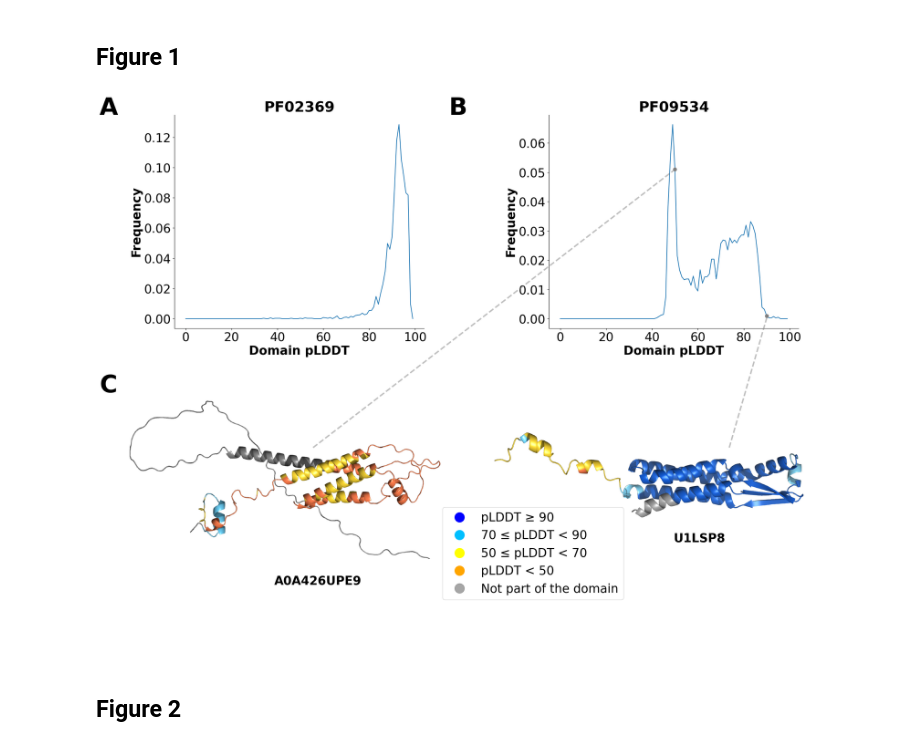
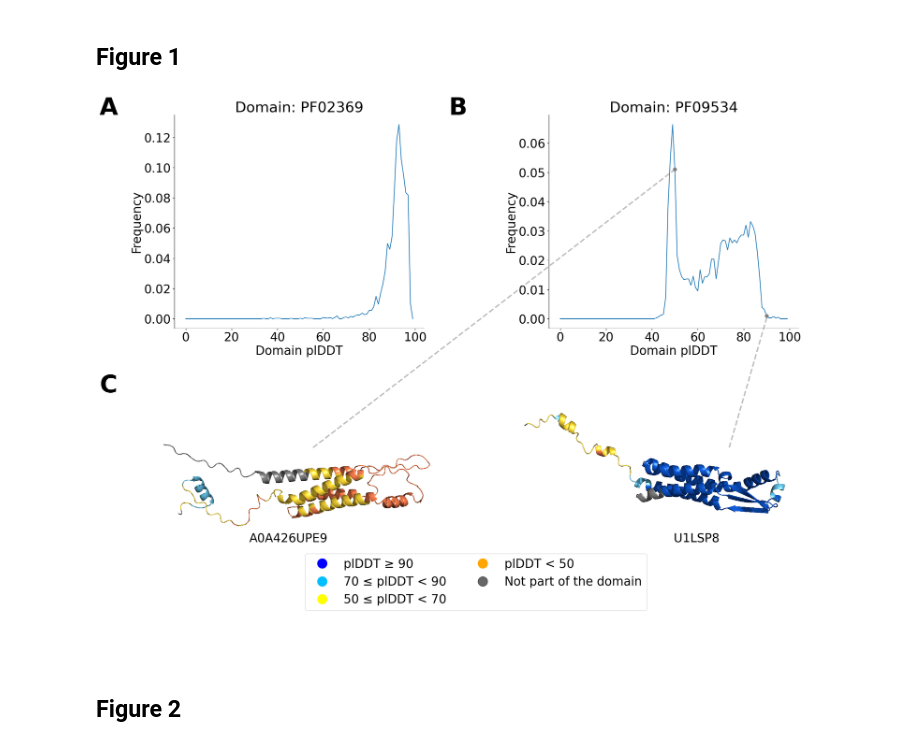
Before and after one commit to FranceCosta/AF2Fix, a Jupyter notebook: generate_figures.ipynb, the cells around one changed output. Cells and saved outputs as stored; diff of their text form; code cells hidden in the pictures.

```diff
--- a/generate_figures.ipynb
+++ b/generate_figures.ipynb
@@ -299,9 +298,9 @@ AF2_df.loc[AF2_df.uniprot_acc.isin(AF2_df[(AF2_df.plddt > 90) & (AF2_df.conditio
 mpl.rcParams['font.size'] = 25
 mpl.rcParams['font.weight'] = 'normal'
 mpl.rcParams['axes.labelsize'] = 25
-mpl.rcParams['axes.labelweight'] = 'bold'
+mpl.rcParams['axes.labelweight'] = 'normal'
 mpl.rcParams['axes.titlesize'] = 30
-mpl.rcParams['axes.titleweight'] = 'bold'
+mpl.rcParams['axes.titleweight'] = 'normal'
 ANNOT_FONT_SIZE = 50 # size of letters that specify images
 # %% [markdown]
 ## Create paper images
@@ -332,8 +331,8 @@ plt.text(-1.8,1.2, "C", weight="bold", fontsize=ANNOT_FONT_SIZE)
 #1
 pfam_id = DOMAIN1
 ax[0,0].plot(dist_df.loc[pfam_id])
-ax[0,0].set_title(pfam_id)
-ax[0,0].set_xlabel('Domain pLDDT')
+ax[0,0].set_title(f"Domain: {pfam_id}")
+ax[0,0].set_xlabel('Domain plDDT')
 ax[0,0].set_ylabel('Frequency')
 ax[0,0].spines['right'].set_visible(False)
 ax[0,0].spines['top'].set_visible(False)
@@ -349,8 +348,8 @@ ax[0,1].plot(dist_df.loc[pfam_id])
 x = [U1LSP8_domain_plddt, A0A426UPE9_domain_plddt]
 y = [dist_df.loc[pfam_id][U1LSP8_domain_plddt], dist_df.loc[pfam_id][A0A426UPE9_domain_plddt]]
 ax[0,1].scatter(x, y, s=50, c='grey', zorder=2, alpha=1)
-ax[0,1].set_title(pfam_id)
-ax[0,1].set_xlabel('Domain pLDDT')
+ax[0,1].set_title(f"Domain: {pfam_id}")
+ax[0,1].set_xlabel('Domain plDDT')
 ax[0,1].set_ylabel('Frequency')
 ax[0,1].spines['right'].set_visible(False)
 ax[0,1].spines['top'].set_visible(False)
@@ -364,43 +363,44 @@ x,y = np.array([[.8, 0.855], [.4, 0.5905]])
 line = Line2D(x, y, color='grey', alpha=.5, lw=3, ls="--")
 fig.add_artist(line)
 
 #3
 ax[1,0].axis('off')
 arr_img = plt.imread(os.path.join(DATA_DIR, f"{PROT1}.png"))
-im = OffsetImage(arr_img, zoom=.6)
-ab = AnnotationBbox(im, (.45,.8), bboxprops=dict(color="white"))
+im = OffsetImage(arr_img, zoom=.15)
+ab = AnnotationBbox(im, (.5,.75), bboxprops=dict(color="white"))
 ax[1,0].add_artist(ab)
-ax[1,0].text(.4,.3, PROT1, weight="bold")
+ax[1,0].set_zorder(0)
+ax[1,0].text(.3,.5, PROT1)
 
 #4
 ax[1,1].axis('off')
 arr_img = plt.imread(os.path.join(DATA_DIR, f"{PROT2}.png"))
-im = OffsetImage(arr_img, zoom=.57)
+im = OffsetImage(arr_img, zoom=.15)
 ab = AnnotationBbox(im, (.43, .8), bboxprops=dict(color="white"))
 ax[1,1].add_artist(ab)
-
-ax[1,1].text(.5,.5, PROT2, weight="bold")
+ax[1,1].set_zorder(0)
+ax[1,1].text(.5,.5, PROT2)
 
 # add legend
 ms = 20
 handles = [
     plt.Line2D([], [], color='blue', marker='o', linestyle='None', markersize=ms),
     plt.Line2D([], [], color='deepskyblue', marker='o', linestyle='None', markersize=ms),
     plt.Line2D([], [], color='yellow', marker='o', linestyle='None', markersize=ms),
     plt.Line2D([], [], color='orange', marker='o', linestyle='None', markersize=ms),
-    plt.Line2D([], [], color='grey', marker='o', linestyle='None', markersize=ms, alpha=0.7)
+    plt.Line2D([], [], color='black', marker='o', linestyle='None', markersize=ms, alpha=0.6)
 ]
-labels = ['pLDDT ≥ 90', '70 ≤ pLDDT < 90', '50 ≤ pLDDT < 70', 'pLDDT < 50', 'Not part of the domain']
+labels = ['plDDT ≥ 90', '70 ≤ plDDT < 90', '50 ≤ plDDT < 70', 'plDDT < 50', 'Not part of the domain']
 legend = ax[1,1].legend(handles, labels, loc='lower left',
-                   frameon=True, facecolor=None, ncol=1, bbox_to_anchor=(-0.45,.2),
+                   frameon=True, facecolor=None, ncol=2, bbox_to_anchor=(-1,.15),
                    )
 legend.set_title('')
 
 plt.savefig(os.path.join(FIGURES_DIR, 'figure1.png'), dpi=190,  transparent=False, bbox_inches='tight')
 
 plt.show()
 # %% [output]
-[figure, old version]
+[figure, new version]
 # %% [markdown]
 ## Figure 2
 # %%
```
Also changed, not shown: parts of 8 cells of this notebook, 4 other files.
